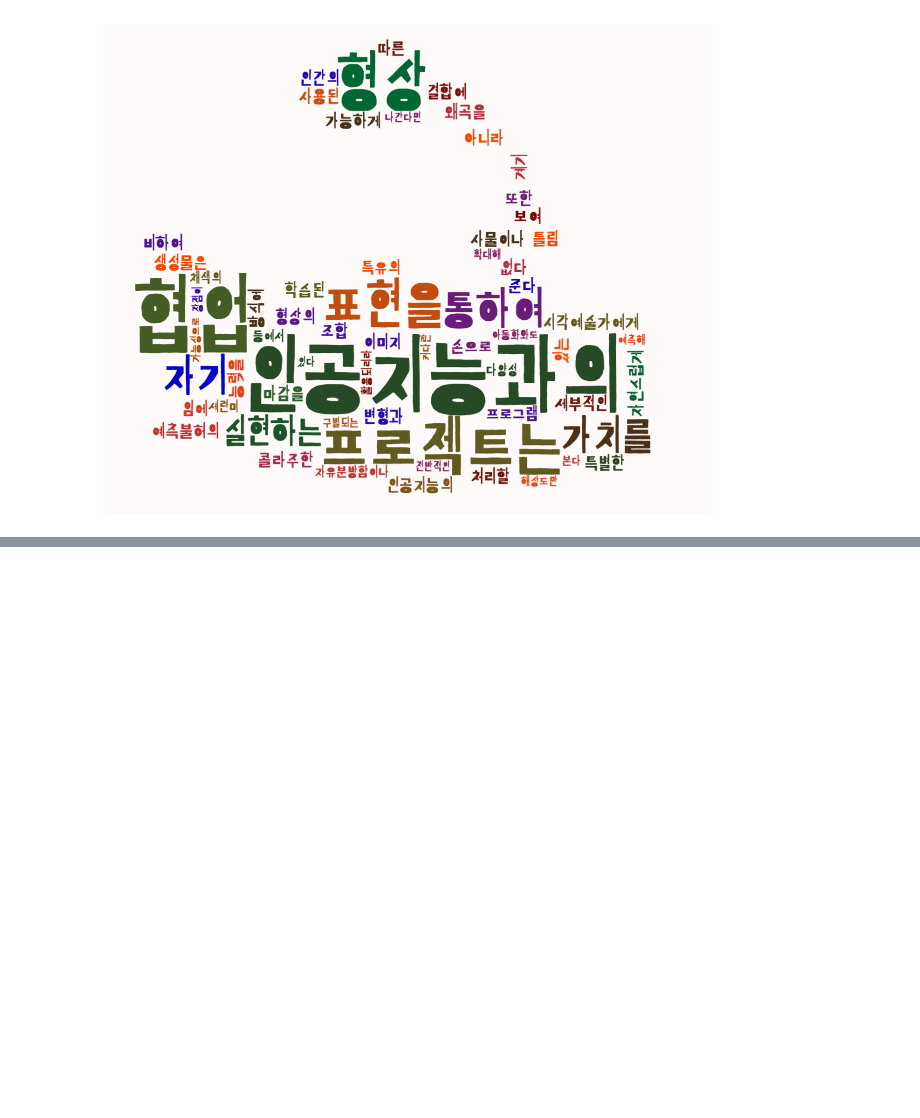
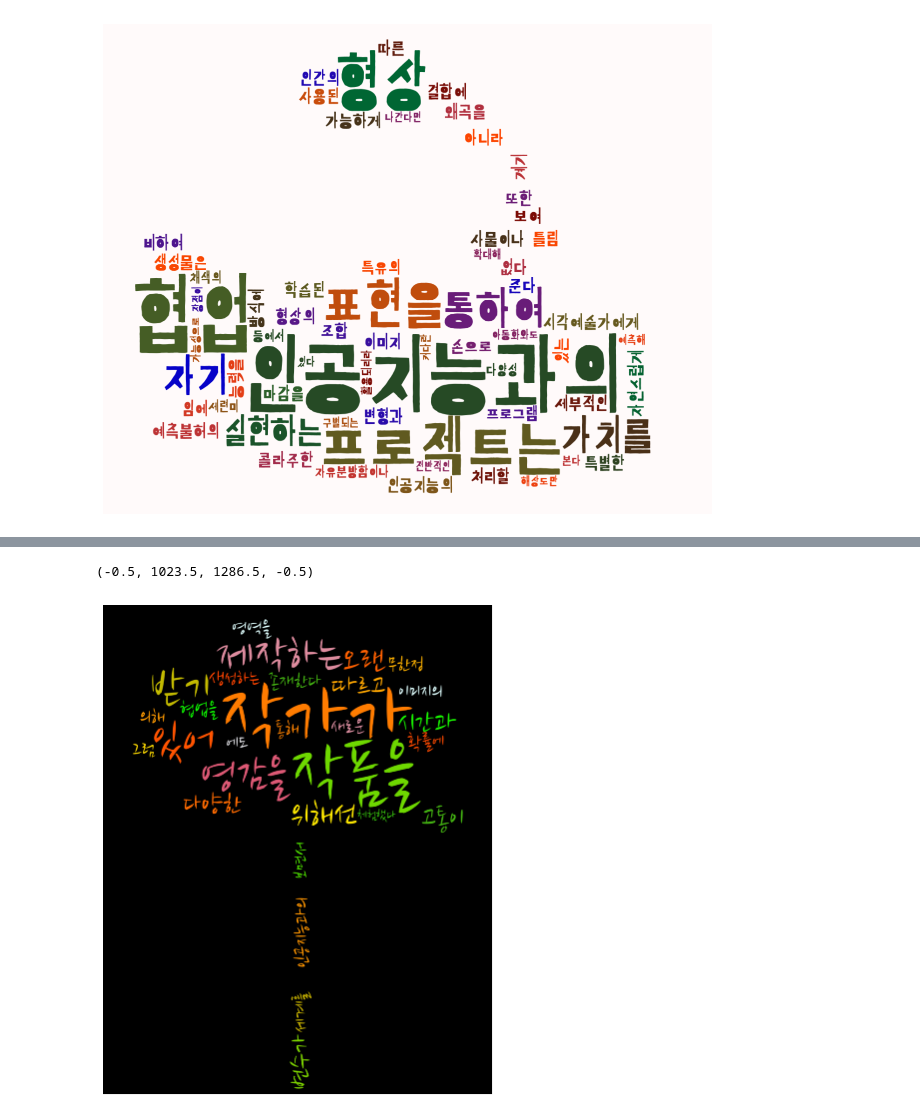
Before and after one commit to artjow/-, a Jupyter notebook: 워드클라우드_시각화하기.ipynb, the cells around one changed output, grey strips where cells are left out. Cells and saved outputs as stored; diff of their text form; code cells hidden in the pictures; blank space fills up the shorter version.

```diff
--- a/워드클라우드_시각화하기.ipynb
+++ b/워드클라우드_시각화하기.ipynb
@@ -346,0 +352,25 @@ plt.axis("off")
+# %%
+mask = np.array(Image.open("/content/KCK.jpg"))
+# Reading the script
+script = open("/content/Write_KCK.txt").read()
+# Set of Stop words
+stopwords = set(STOPWORDS)
+stopwords.add("will")
+
+from matplotlib.colors import LinearSegmentedColormap
+colors = ["#FFFF00", "#FF4500","#FFA500","#00FF00","#DC143C","#E0FFFF"]
+cmap = LinearSegmentedColormap.from_list("jet", colors)
+
+# Create WordCloud Object
+wc = WordCloud(background_color="black", stopwords=stopwords,
+                 font_path="Sharing handwriting brush.ttf",
+               width=1024, height=1287, mask=mask, colormap=cmap)
+wc.generate(script)
+
+
+plt.figure()
+plt.imshow(wc, interpolation="bilinear")
+plt.axis("off")
+# %% [output]
+(-0.5, 1023.5, 1286.5, -0.5)
+[figure, added]
```
Also changed, not shown: parts of 1 cell of this notebook.
